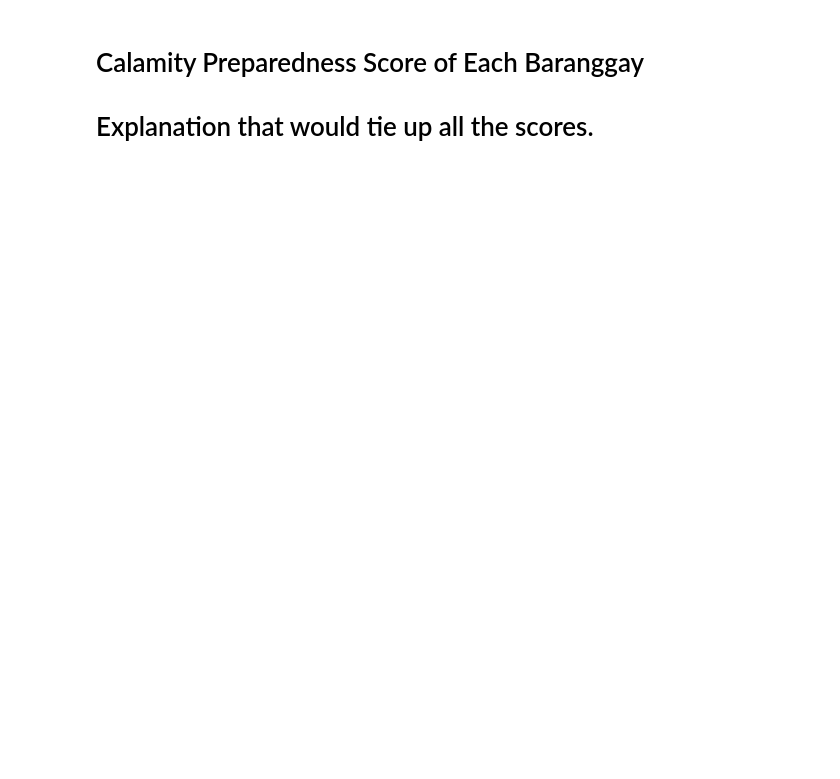
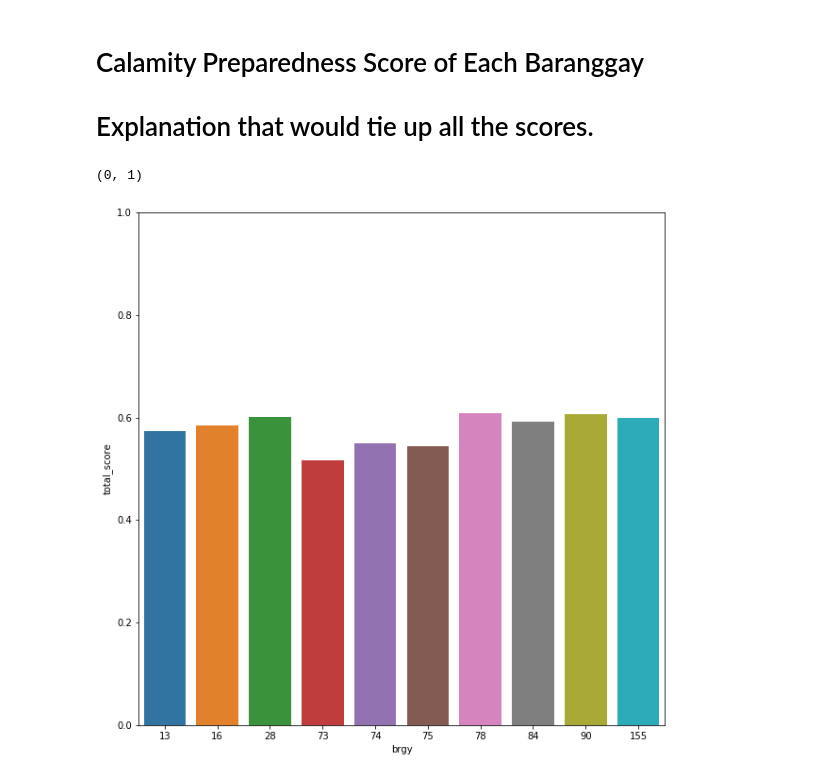
Before and after one commit to christianalderite/DATASCI-Final-Project, a Jupyter notebook: DATASCI Project Total Score.ipynb, the cells around one changed output. Drawn from its saved outputs; the diff is of its cells as text; code cells hidden in the pictures; blank space fills up the shorter version.

```diff
--- a/DATASCI Project Total Score.ipynb
+++ b/DATASCI Project Total Score.ipynb
@@ -107,3 +106,11 @@ plot.show()
 # %%
 dfMain.to_csv('FinalScore.csv', encoding='utf-8')
 # The computed means for each baranggay's family college literates  rate is saved onto a CSV file for future use.
+# %%
+dfPlot = dfMain.nsmallest(10, columns=['total_score'])
+plot.subplots(figsize=(10,10))
+ax = sns.barplot(x="brgy", y="total_score", data=dfPlot, dodge=False)
+ax.set_ylim(0,1)
+# %% [output]
+(0, 1)
+[figure, added]
```
Also changed, not shown: parts of 1 cell of this notebook, 2 other files.
